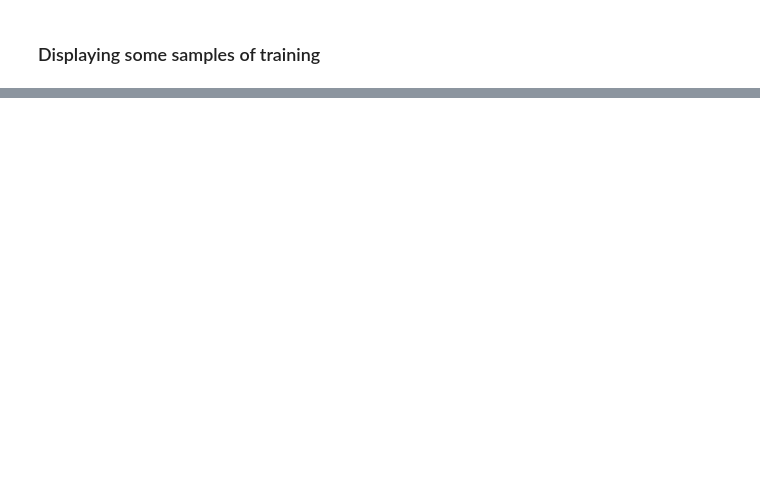
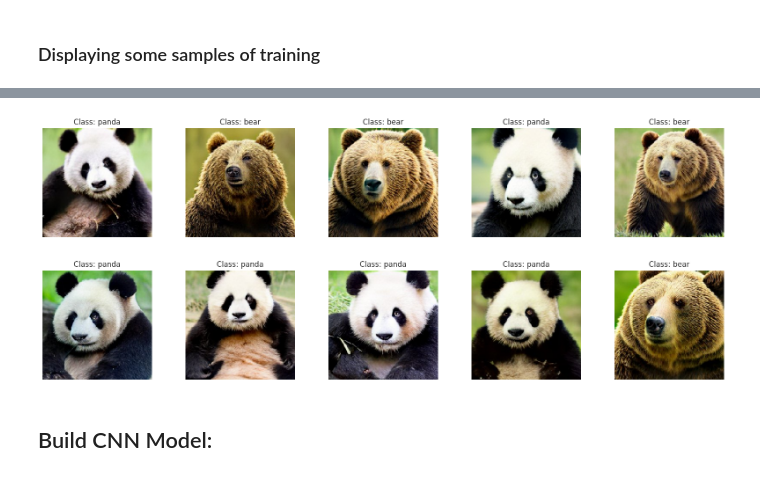
Before and after one commit to Rahafzsh/ComputerVisionTasks, a Jupyter notebook: Lab1/CVLab1.ipynb, the cells around one changed output, grey strips where cells are left out. Saved outputs shown, nothing was run; the diff lists cells and outputs as text; code cells hidden in the pictures; blank space fills up the shorter version.

```diff
--- a/Lab1/CVLab1.ipynb
+++ b/Lab1/CVLab1.ipynb
@@ -109,0 +14,19 @@ X_test.shape
+# %%
+import os
+import pathlib
+import pandas as pd
+import numpy as np
+import matplotlib.pyplot as plt
+import matplotlib.image as mpimg
+import seaborn as sns
+sns.set()
+
+import warnings
+warnings.filterwarnings("ignore")
+
+import tensorflow as tf
+from tensorflow.keras.preprocessing.image import ImageDataGenerator
+from tensorflow.keras.optimizers import Adam
+from tensorflow.keras.preprocessing import image
+
+import tensorflow_hub as hub
@@ -109,0 +39,12 @@ X_test.shape
+# %%
+train_folder = '/content/drive/MyDrive/ComputerVisionTasks/Lab1/PandasBears/Train/'
+test_folder = '/content/drive/MyDrive/ComputerVisionTasks/Lab1/PandasBears/Test/'
+data_dir = '/content/drive/MyDrive/ComputerVisionTasks/Lab1/PandasBears/Train/'
+# %%
+data_gen = ImageDataGenerator(rescale = 1/255., validation_split = 0.2)
+
+train_data = data_gen.flow_from_directory(train_folder,
+                                          target_size = (224, 224),
+                                          batch_size = 32,
+                                          subset = 'training',
+                                          class_mode = 'binary')
@@ -195,0 +76,18 @@ Epoch 10: val_loss improved from 0.15094 to 0.14274, saving model to flower_mobi
+# %%
+labels = ['bear', 'panda']
+
+samples = next(train_data)
+images = samples[0]
+target = samples[1]
+
+plt.figure(figsize = (20,20))
+for i in range(10):
+    plt.subplot(5,5,i+1)
+    plt.subplots_adjust(hspace=0.3,wspace=0.3)
+    plt.imshow(images[i])
+    plt.title(f"Class: {labels[int(target[i])]}")
+    plt.axis('off')
+# %% [output]
+[figure, added]
+# %% [markdown]
+## Build CNN Model:
```
Also changed, not shown: parts of 39 cells of this notebook.
